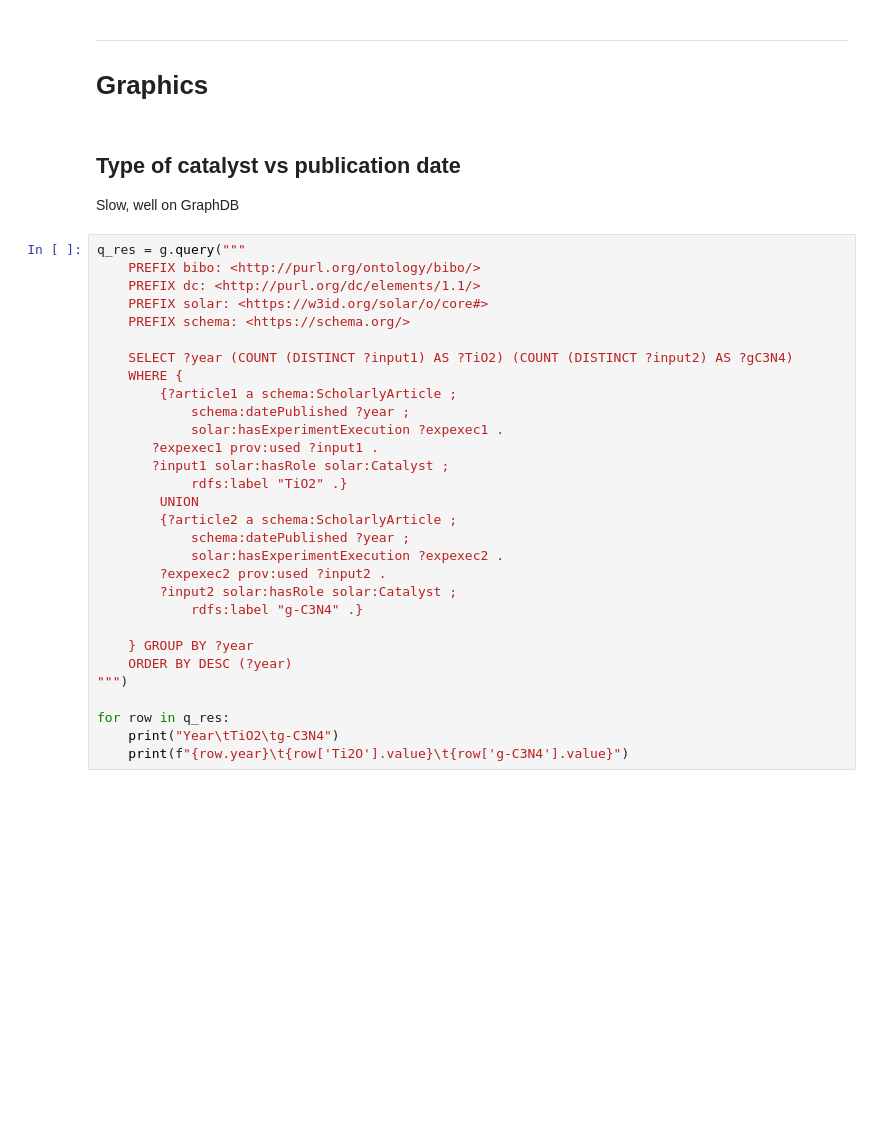
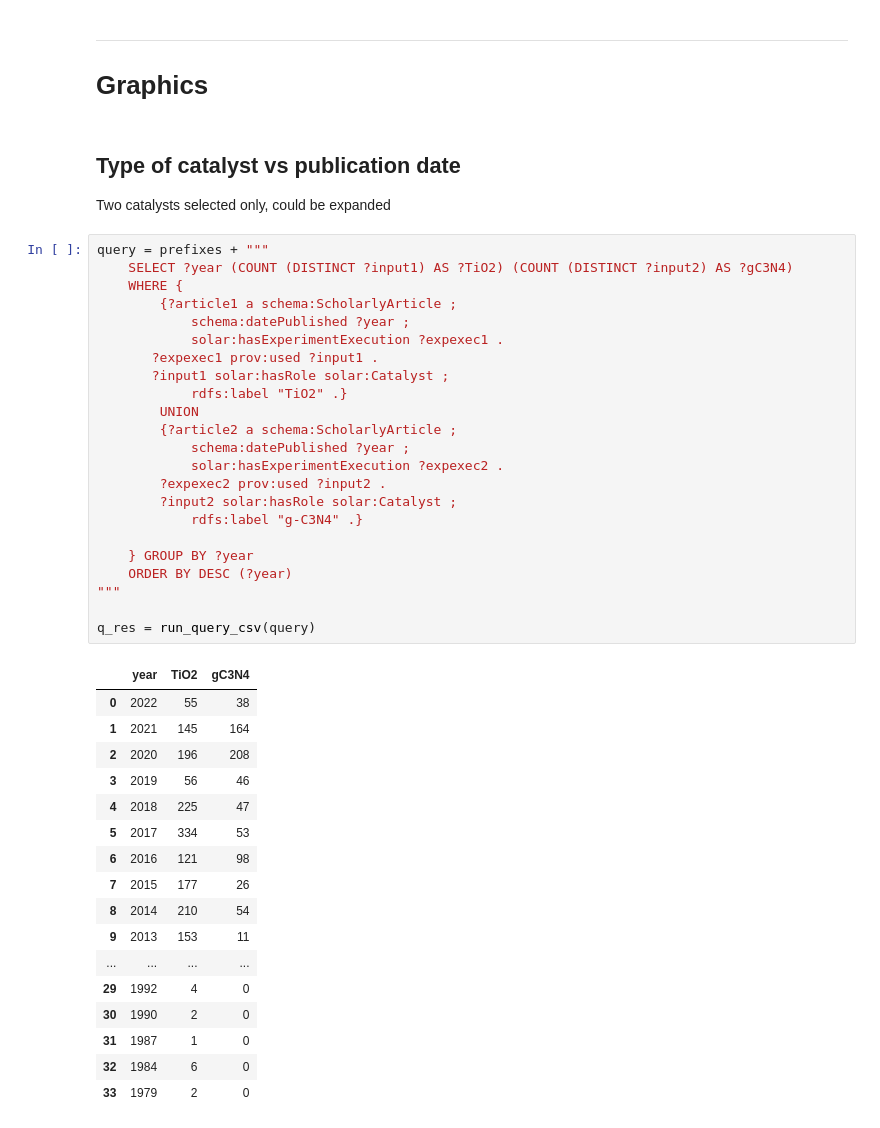
Before and after one commit to SolarChem/solarchem-ontology, a Jupyter notebook: knowledge-graph/querying.ipynb, the cells around one changed output. Cells and saved outputs as stored; diff of their text form; blank space fills up the shorter version.

```diff
--- a/knowledge-graph/querying.ipynb
+++ b/knowledge-graph/querying.ipynb
@@ -708,34 +619,45 @@ for row in q_res:
 # Graphics
 # %% [markdown]
 ## Type of catalyst vs publication date
-Slow, well on GraphDB
+Two catalysts selected only, could be expanded
 # %%
-q_res = g.query("""
-    PREFIX bibo: <http://purl.org/ontology/bibo/>
-    PREFIX dc: <http://purl.org/dc/elements/1.1/>
-    PREFIX solar: <https://w3id.org/solar/o/core#>
-    PREFIX schema: <https://schema.org/>
-
+query = prefixes + """
     SELECT ?year (COUNT (DISTINCT ?input1) AS ?TiO2) (COUNT (DISTINCT ?input2) AS ?gC3N4)
     WHERE {
         {?article1 a schema:ScholarlyArticle ;
             schema:datePublished ?year ;
             solar:hasExperimentExecution ?expexec1 .
        ?expexec1 prov:used ?input1 .
        ?input1 solar:hasRole solar:Catalyst ;
             rdfs:label "TiO2" .}
         UNION
         {?article2 a schema:ScholarlyArticle ;
             schema:datePublished ?year ;
             solar:hasExperimentExecution ?expexec2 .
         ?expexec2 prov:used ?input2 .
         ?input2 solar:hasRole solar:Catalyst ;
             rdfs:label "g-C3N4" .}
 
     } GROUP BY ?year
     ORDER BY DESC (?year)
-""")
+"""
 
-for row in q_res:
-    print("Year\tTiO2\tg-C3N4")
-    print(f"{row.year}\t{row['Ti2O'].value}\t{row['g-C3N4'].value}")
+q_res = run_query_csv(query)
+# %% [output]
+|  | year | TiO2 | gC3N4 |
+| 0 | 2022 | 55 | 38 |
+| 1 | 2021 | 145 | 164 |
+| 2 | 2020 | 196 | 208 |
+| 3 | 2019 | 56 | 46 |
+| 4 | 2018 | 225 | 47 |
+| 5 | 2017 | 334 | 53 |
+| 6 | 2016 | 121 | 98 |
+| 7 | 2015 | 177 | 26 |
+| 8 | 2014 | 210 | 54 |
+| 9 | 2013 | 153 | 11 |
+| ... | ... | ... | ... |
+| 29 | 1992 | 4 | 0 |
+| 30 | 1990 | 2 | 0 |
+| 31 | 1987 | 1 | 0 |
+| 32 | 1984 | 6 | 0 |
+| 33 | 1979 | 2 | 0 |
```
Also changed, not shown: parts of 28 cells of this notebook.
